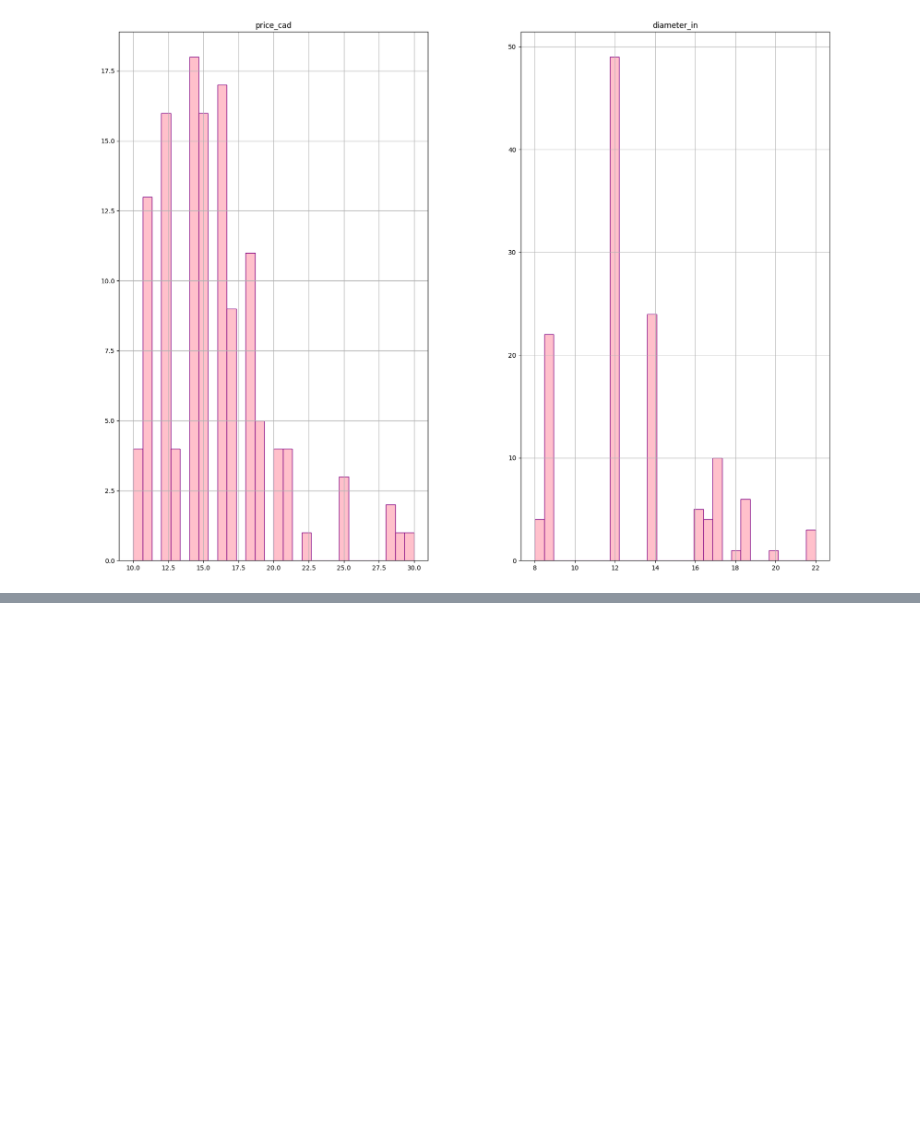
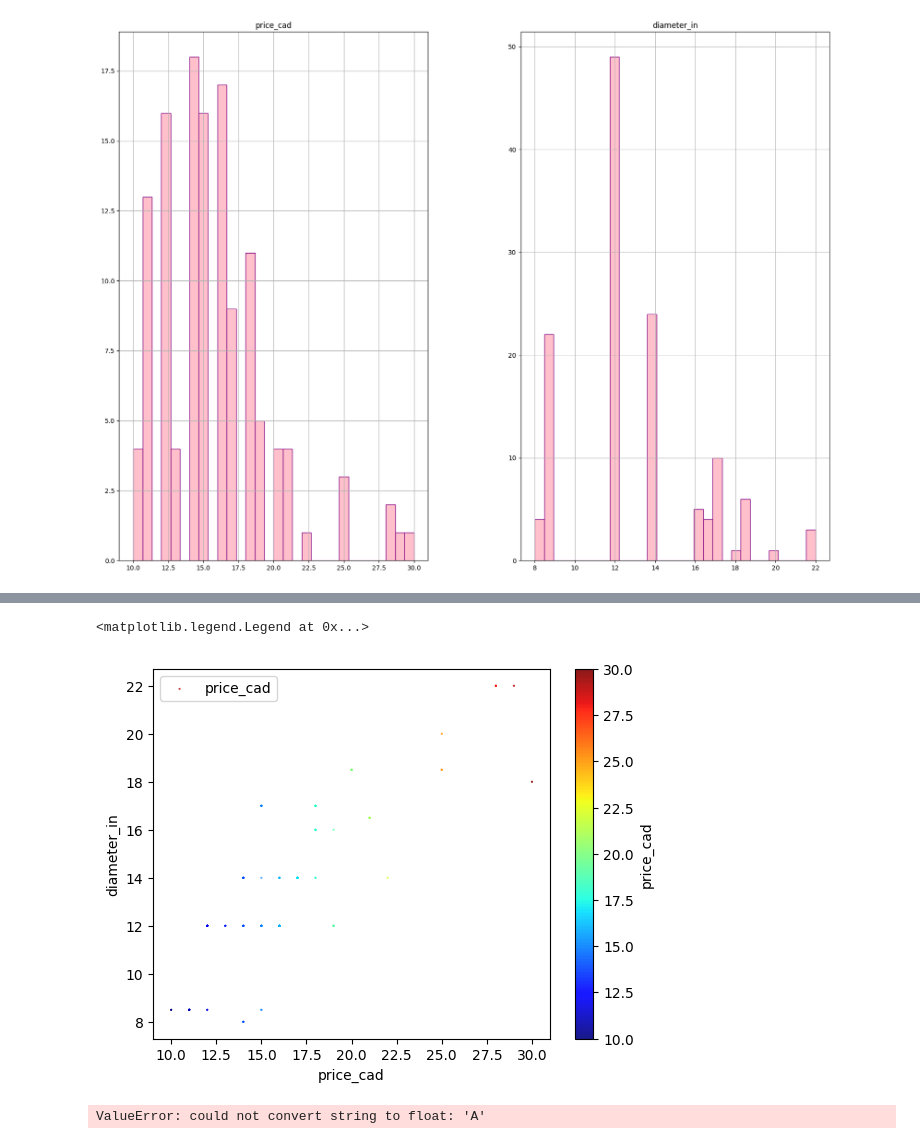
Before and after one commit to 550tealeaves/DATA71200_sum2024_550, a Jupyter notebook: Project_1_supervised_learning.ipynb, the cells around one changed output, grey strips where cells are left out. Drawn from its saved outputs; the diff is of its cells as text; code cells hidden in the pictures; blank space fills up the shorter version.

```diff
--- a/Project_1_supervised_learning.ipynb
+++ b/Project_1_supervised_learning.ipynb
@@ -72,0 +85,14 @@ plt.show()
+# %%
+pizza.plot(kind="scatter", x="price_cad", y="diameter_in", alpha=0.9,
+         s=pizza["price_cad"]/100, label="price_cad",
+         c="price_cad", cmap=plt.get_cmap("jet"), colorbar=True,
+     )
+plt.legend()
+# %% [output]
+<matplotlib.legend.Legend at 0x...>
+[figure, added]
+# %%
+corr_matrix = pizza.corr('price_cad', 'diameter_in')
+print(corr_matrix)
+# %% [output]
+ValueError: could not convert string to float: 'A'
```
Also changed, not shown: parts of 3 cells of this notebook.
